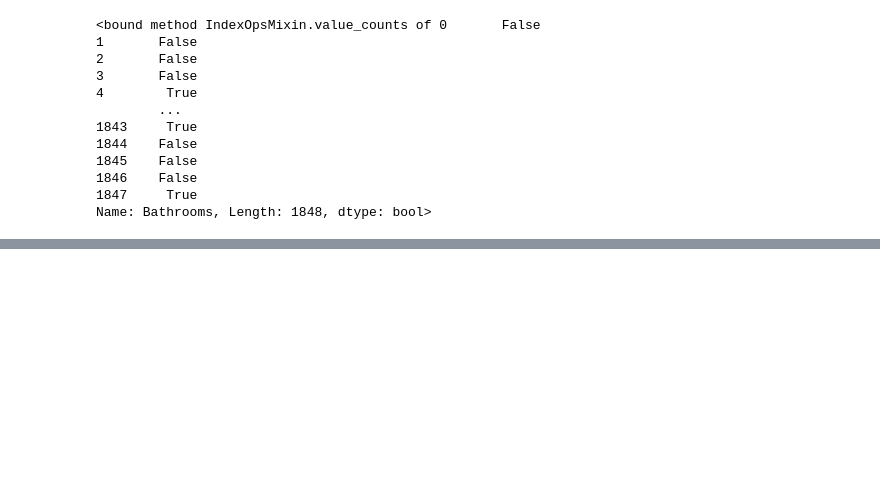
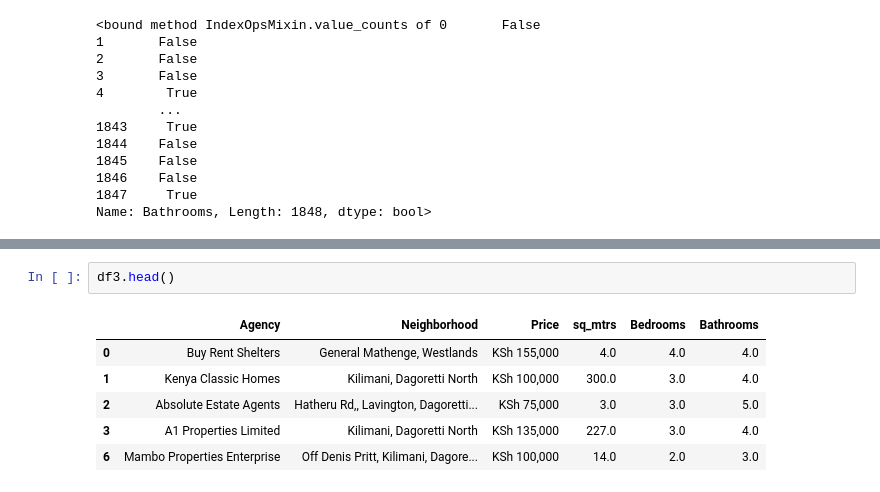
Before and after one commit to shadrack71/kenya_housing_real_estate_project_with_machine_learning, a Jupyter notebook: kenya_housing_real_estate_project.ipynb, the cells around one changed output, grey strips where cells are left out. Cells and saved outputs as stored; diff of their text form; blank space fills up the shorter version.

```diff
--- a/kenya_housing_real_estate_project.ipynb
+++ b/kenya_housing_real_estate_project.ipynb
@@ -209,0 +265,9 @@ Name: Bathrooms, Length: 1848, dtype: bool>
+# %%
+df3.head()
+# %% [output]
+|  | Agency | Neighborhood | Price | sq_mtrs | Bedrooms | Bathrooms |
+| 0 | Buy Rent Shelters | General Mathenge, Westlands | KSh 155,000 | 4.0 | 4.0 | 4.0 |
+| 1 | Kenya Classic Homes | Kilimani, Dagoretti North | KSh 100,000 | 300.0 | 3.0 | 4.0 |
+| 2 | Absolute Estate Agents | Hatheru Rd,, Lavington, Dagoretti... | KSh 75,000 | 3.0 | 3.0 | 5.0 |
+| 3 | A1 Properties Limited | Kilimani, Dagoretti North | KSh 135,000 | 227.0 | 3.0 | 4.0 |
+| 6 | Mambo Properties Enterprise | Off Denis Pritt, Kilimani, Dagore... | KSh 100,000 | 14.0 | 2.0 | 3.0 |
```
Also changed, not shown: parts of 7 cells of this notebook.
